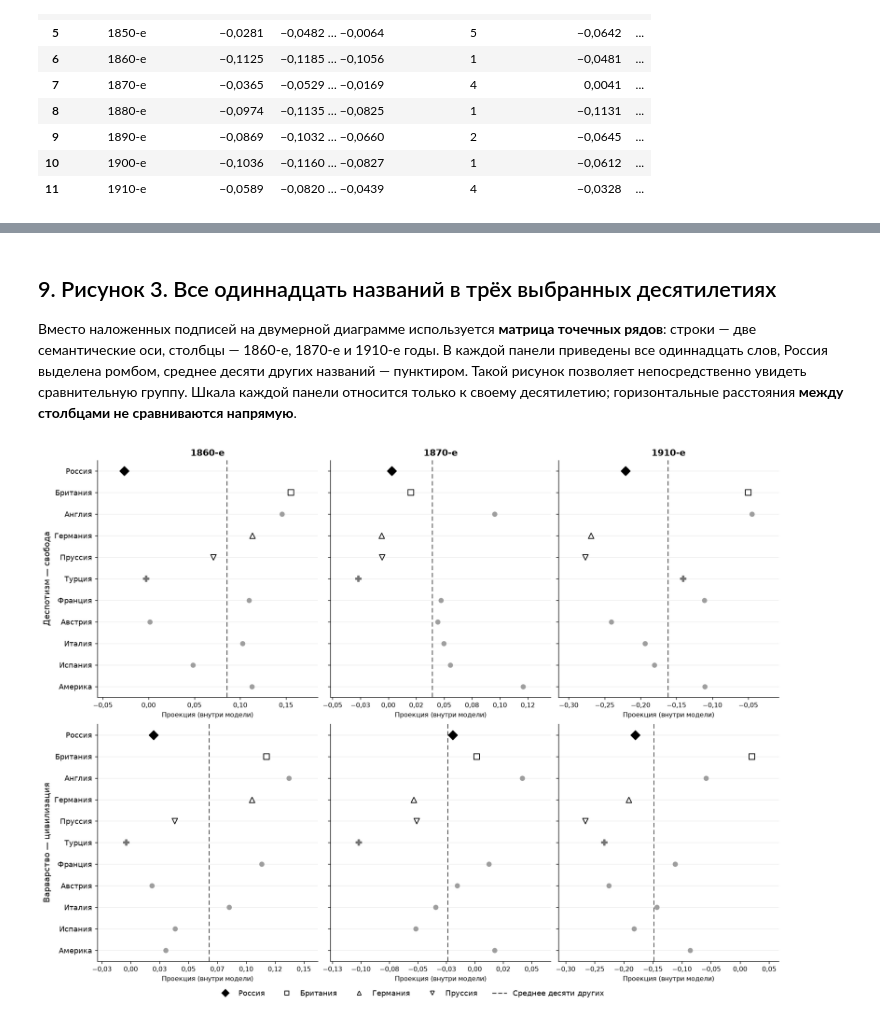
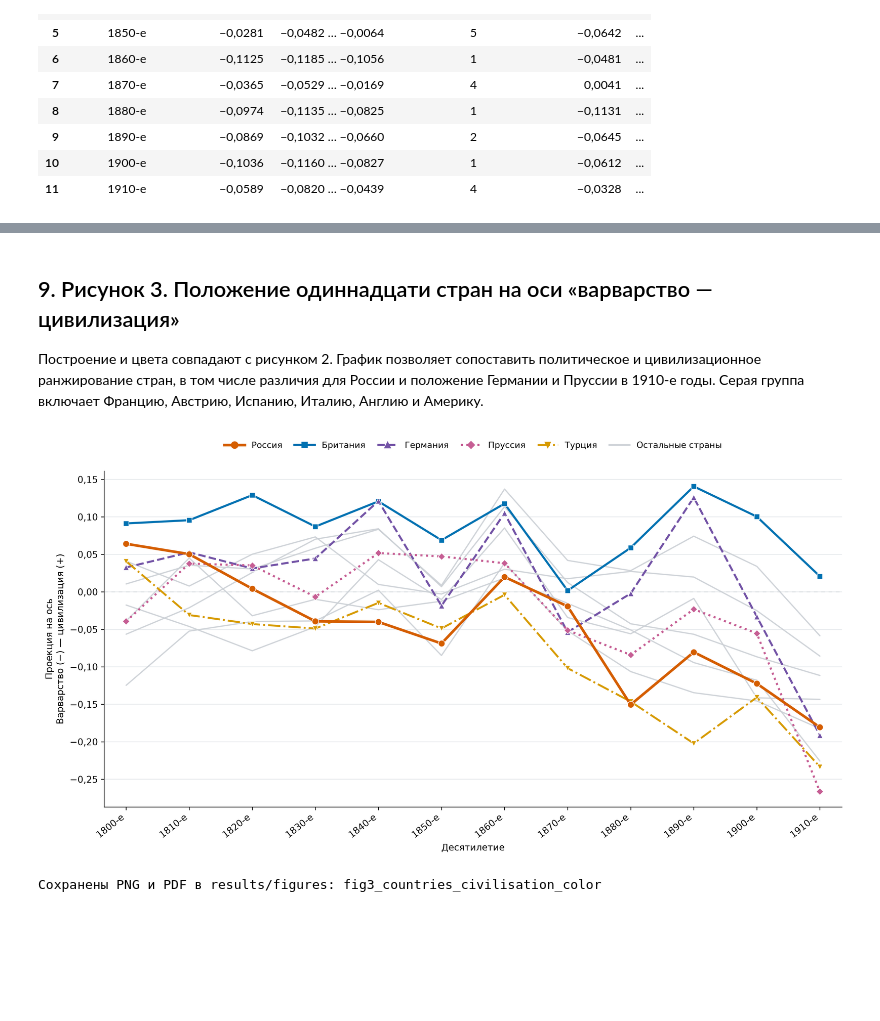
Before and after one commit to alexeyvkuznetsov/british-press-semantic-change, a Jupyter notebook: 02_russia_axes.ipynb, the cells around one changed output, grey strips where cells are left out. Cells and saved outputs as stored; diff of their text form; code cells hidden in the pictures; blank space fills up the shorter version.

```diff
--- a/02_russia_axes.ipynb
+++ b/02_russia_axes.ipynb
@@ -634,58 +669,9 @@ display(Image(filename=str(FIGDIR/'fig2_britain_russia_with_pair_ranges.png'), w
 # %% [markdown]
-## 9. Рисунок 3. Все одиннадцать названий в трёх выбранных десятилетиях
+## 9. Рисунок 3. Положение одиннадцати стран на оси «варварство — цивилизация»
 
-Вместо наложенных подписей на двумерной диаграмме используется **матрица точечных рядов**: строки — две семантические оси, столбцы — 1860-е, 1870-е и 1910-е годы. В каждой панели приведены все одиннадцать слов, Россия выделена ромбом, среднее десяти других названий — пунктиром. Такой рисунок позволяет непосредственно увидеть сравнительную группу. Шкала каждой панели относится только к своему десятилетию; горизонтальные расстояния **между столбцами не сравниваются напрямую**.
+Построение и цвета совпадают с рисунком 2. График позволяет сопоставить политическое и цивилизационное ранжирование стран, в том числе различия для России и положение Германии и Пруссии в 1910-е годы. Серая группа включает Францию, Австрию, Испанию, Италию, Англию и Америку.
 # %%
-selected=['1860-е','1870-е','1910-е']
-labels={'russia':'Россия','britain':'Британия','england':'Англия',
- 'germany':'Германия','prussia':'Пруссия','turkey':'Турция','france':'Франция',
- 'austria':'Австрия','italy':'Италия','spain':'Испания','america':'Америка'}
-row_order=['russia','britain','england','germany','prussia','turkey',
-           'france','austria','italy','spain','america']
-y=np.arange(len(row_order))
-fig,axs=plt.subplots(2,3,figsize=(14,10.5),layout='constrained')
-for i,axis in enumerate(C.WORKING_AXES):
-    for j,lab in enumerate(selected):
-        ax=axs[i,j]
-        scores=proj[axis].loc[lab]
-        mean_others=float(scores[controls].mean())
-        ax.axvline(mean_others,color='0.3',lw=1.2,linestyle=(0,(5,3)),zorder=1)
-        for k,w in enumerate(row_order):
-            v=float(scores[w]); focus=w=='russia'
-            if focus:
-                ax.scatter(v,k,marker='D',s=78,color='black',zorder=4)
-            elif w in ('germany','prussia'):
-                ax.scatter(v,k,marker='^' if w=='germany' else 'v',s=55,
-                           edgecolor='black',facecolor='white',lw=1.1,zorder=3)
-            elif w=='britain':
-                ax.scatter(v,k,marker='s',s=52,edgecolor='black',facecolor='white',lw=1.1,zorder=3)
-            elif w=='turkey':
-                ax.scatter(v,k,marker='P',s=52,color='0.45',zorder=3)
-            else:
-                ax.scatter(v,k,marker='o',s=36,color='0.62',zorder=2)
-        # Расстояния разных десятилетий не интерпретируются как общая шкала.
-        ax.set_yticks(y)
-        ax.set_yticklabels([labels[w] for w in row_order] if j==0 else [])
-        ax.invert_yaxis()
-        ax.grid(axis='y',color='0.92',linewidth=.7)
-        ax.set_axisbelow(True)
-        ax.xaxis.set_major_formatter(FuncFormatter(axis_tick))
-        ax.tick_params(axis='x',labelsize=9)
-        ax.set_xlabel('Проекция (внутри модели)',fontsize=9)
-        if i==0:ax.set_title(lab,weight='bold',fontsize=12)
-        if j==0:ax.set_ylabel(STYLE[axis]['title'][3:],fontsize=11)
-        vmin,vmax=float(scores.min()),float(scores.max())
-        pad=max(.025,(vmax-vmin)*.16)
-        ax.set_xlim(vmin-pad,vmax+pad)
-handles=[Line2D([0],[0],marker='D',color='black',linestyle='None',markersize=7,label='Россия'),
-         Line2D([0],[0],marker='s',markerfacecolor='white',markeredgecolor='black',linestyle='None',label='Британия'),
-         Line2D([0],[0],marker='^',markerfacecolor='white',markeredgecolor='black',linestyle='None',label='Германия'),
-         Line2D([0],[0],marker='v',markerfacecolor='white',markeredgecolor='black',linestyle='None',label='Пруссия'),
-         Line2D([0],[0],color='0.3',linestyle='--',label='Среднее десяти других')]
-fig.legend(handles=handles,loc='outside lower center',ncol=5,frameon=False,fontsize=10)
-save_pub(fig,'fig3_countries_selected_decades')
-plt.close(fig)
-# Показать тот же PNG, который сохранён в results/figures.
-display(Image(filename=str(FIGDIR/'fig3_countries_selected_decades.png'), width=1250))
+plot_all_countries('civilisation', 'fig3_countries_civilisation_color')
 # %% [output]
-[figure, old version]
+[figure, new version]
+Сохранены PNG и PDF в results/figures: fig3_countries_civilisation_color
```
Also changed, not shown: parts of 12 cells of this notebook, 20 other files.
